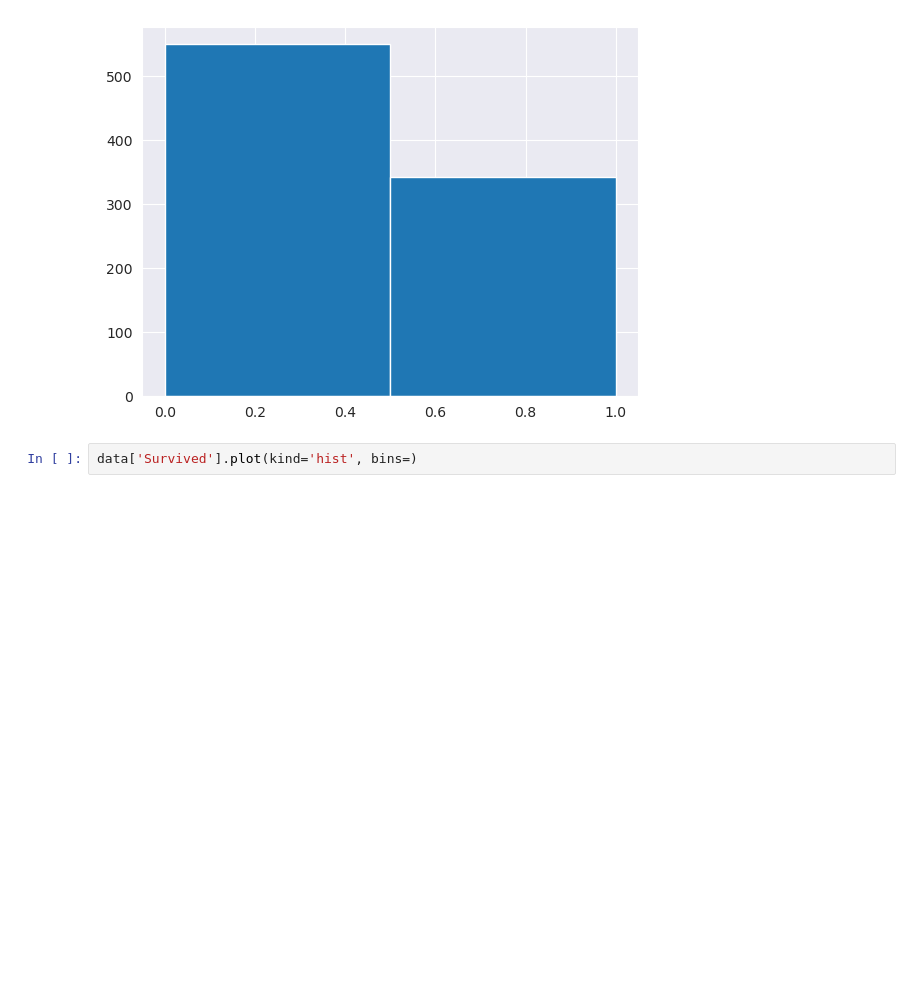
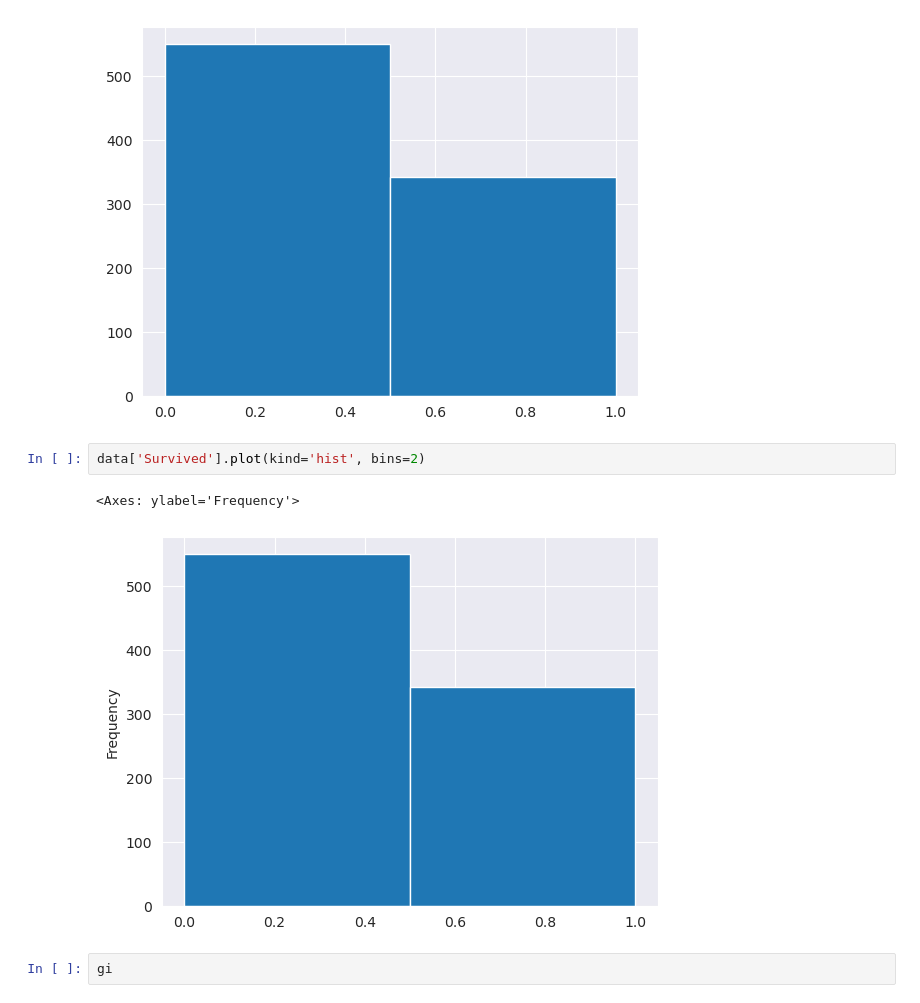
Before and after one commit to MDVR9980/DataScience, a Jupyter notebook: Vis/Vis_001.ipynb, the cells around one changed output. Cells and saved outputs as stored; diff of their text form; blank space fills up the shorter version.

```diff
--- a/Vis/Vis_001.ipynb
+++ b/Vis/Vis_001.ipynb
@@ -37,4 +37,9 @@ data['Survived'].hist(bins=2)
 <Axes: >
 [figure]
 # %%
-data['Survived'].plot(kind='hist', bins=)
+data['Survived'].plot(kind='hist', bins=2)
+# %% [output]
+<Axes: ylabel='Frequency'>
+[figure, added]
+# %%
+gi
```
